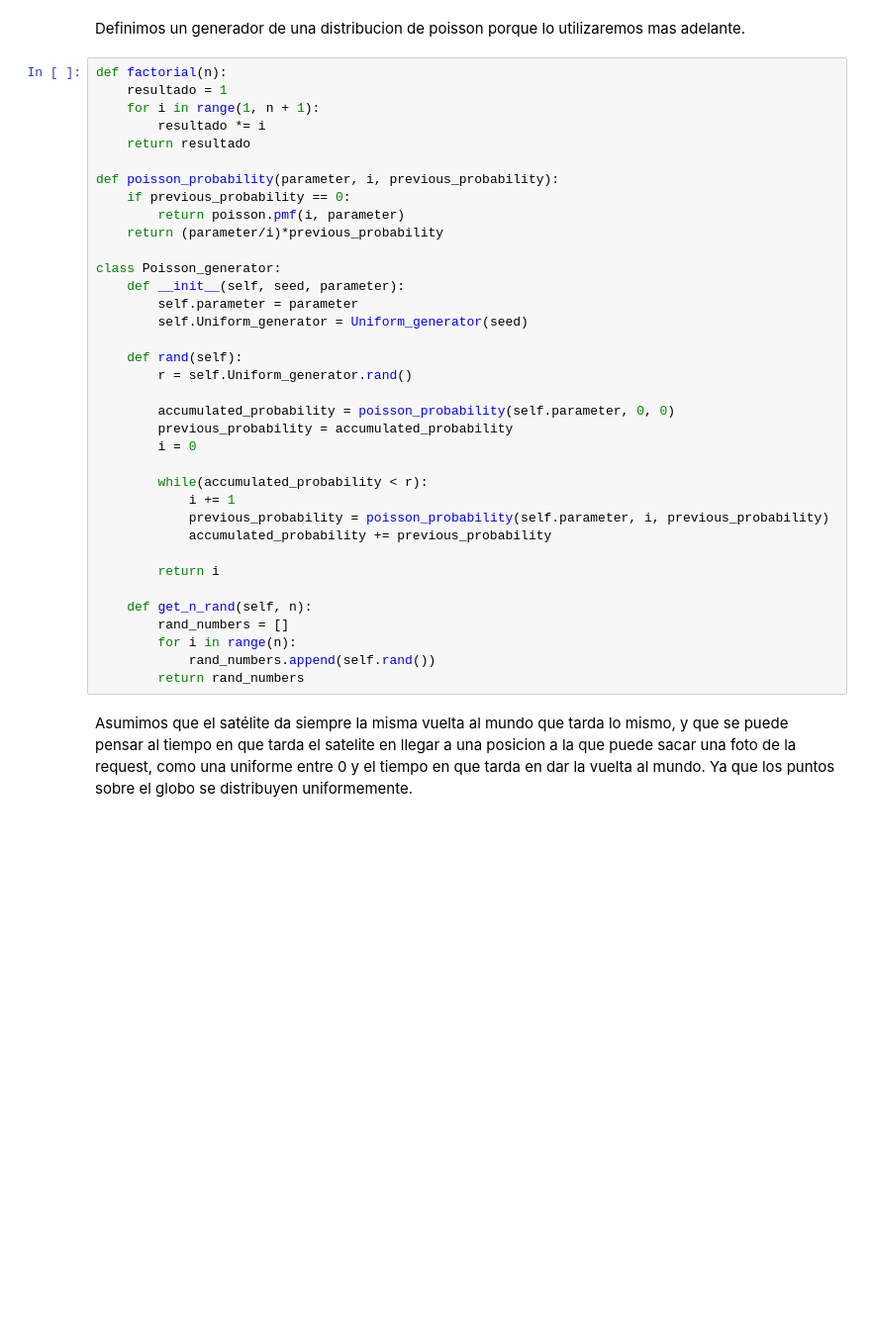
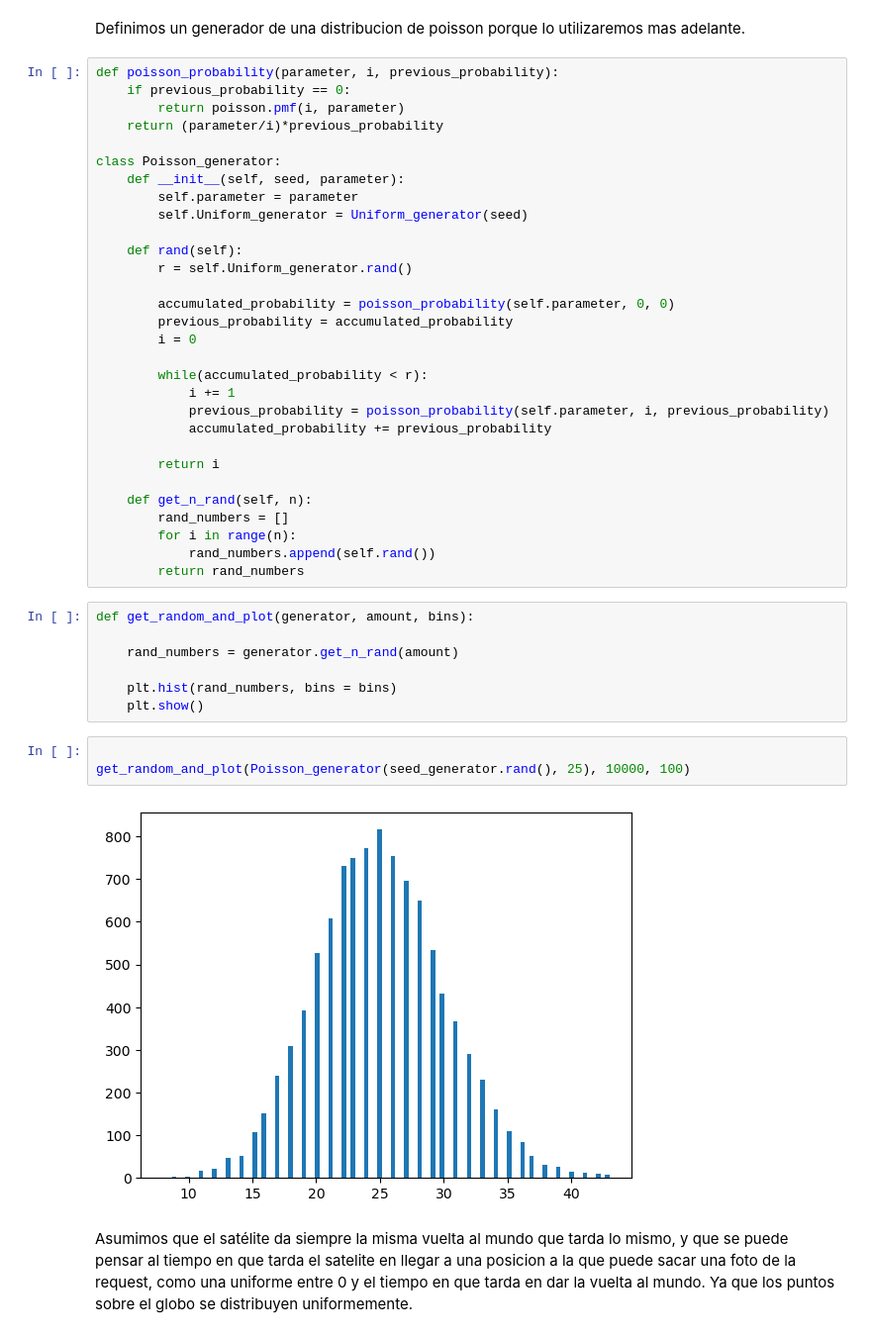
Before and after one commit to Rivejjj/Los-Simuladores, a Jupyter notebook: tp2.ipynb, the cells around one changed output. Shown at 99% size. Cells and saved outputs as stored; diff of their text form; blank space fills up the shorter version.

Commit message:
grafico de la poisson

```diff
--- a/tp2.ipynb
+++ b/tp2.ipynb
@@ -89,12 +89,6 @@ seed_generator = SeedGenerator(123456789)
 # %% [markdown]
 Definimos un generador de una distribucion de poisson porque lo utilizaremos mas adelante.
 # %%
-def factorial(n):
-    resultado = 1
-    for i in range(1, n + 1):
-        resultado *= i
-    return resultado
-
 def poisson_probability(parameter, i, previous_probability):
     if previous_probability == 0:
         return poisson.pmf(i, parameter)
@@ -124,6 +118,18 @@ class Poisson_generator:
         for i in range(n):
             rand_numbers.append(self.rand())
         return rand_numbers
+# %%
+def get_random_and_plot(generator, amount, bins):
+
+    rand_numbers = generator.get_n_rand(amount)
+
+    plt.hist(rand_numbers, bins = bins)
+    plt.show()
+# %%
+
+get_random_and_plot(Poisson_generator(seed_generator.rand(), 25), 10000, 100)
+# %% [output]
+[figure, added]
 # %% [markdown]
 Asumimos que el satélite da siempre la misma vuelta al mundo que tarda lo mismo, y que se puede pensar al tiempo en que tarda el satelite en llegar a una posicion a la que puede sacar una foto de la request, como una uniforme entre 0 y el tiempo en que tarda en dar la vuelta al mundo. Ya que los puntos sobre el globo se distribuyen uniformemente.
 # %% [markdown]
```
